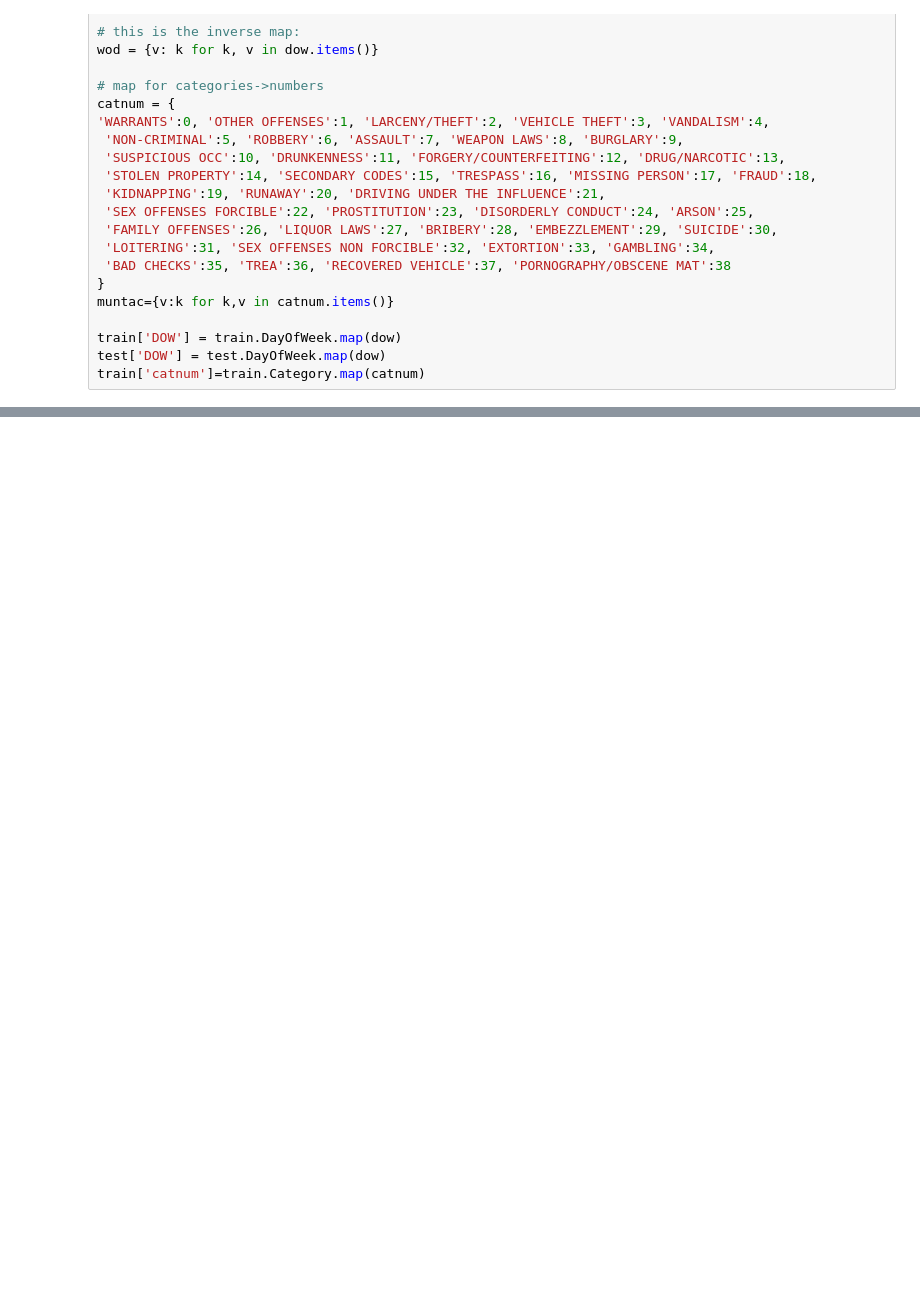
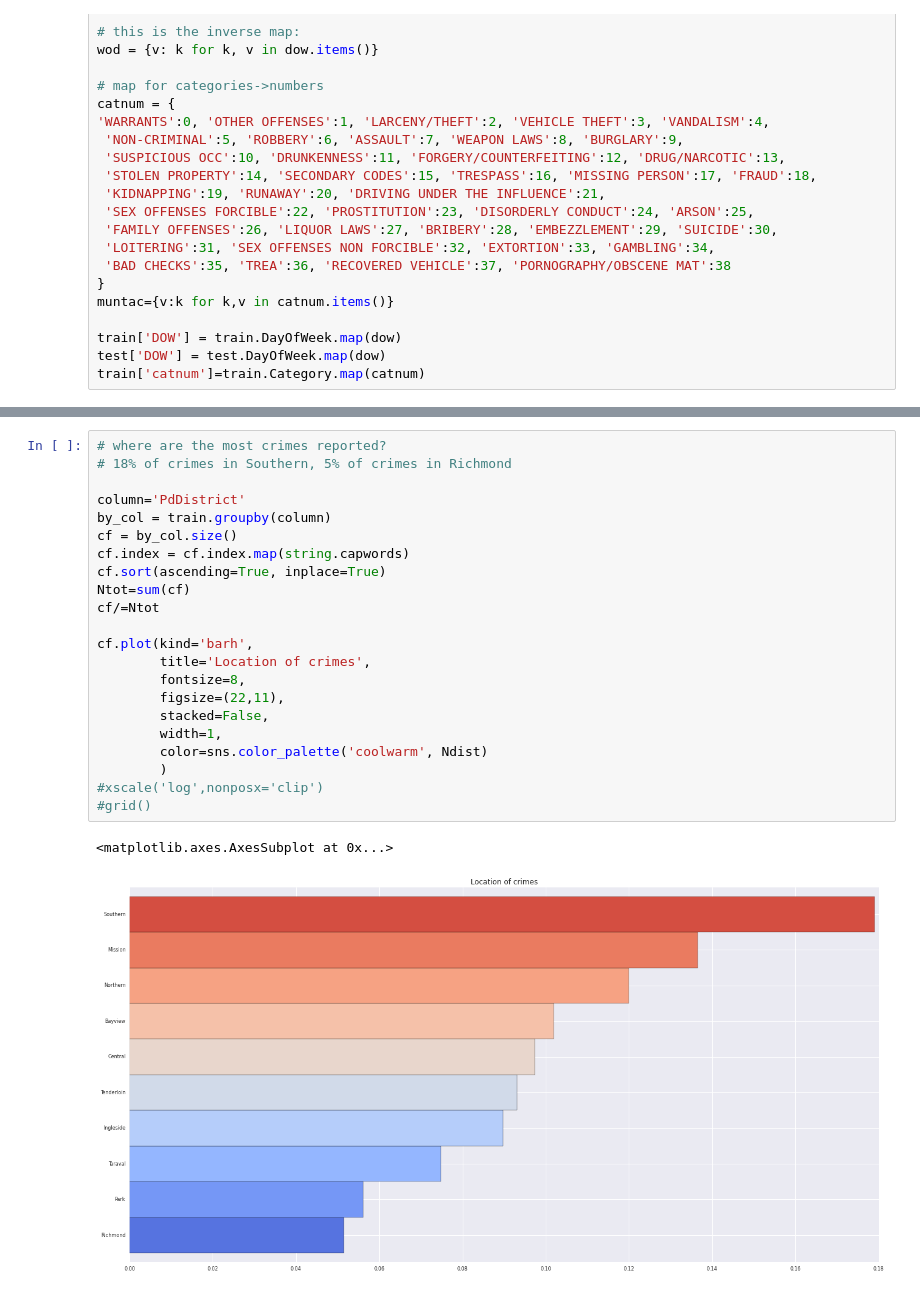
Before and after one commit to sflender/crime, a Jupyter notebook: crime.ipynb, the cells around one changed output, grey strips where cells are left out. Saved outputs shown, nothing was run; the diff lists cells and outputs as text; blank space fills up the shorter version.

```diff
--- a/crime.ipynb
+++ b/crime.ipynb
@@ -93,0 +143,25 @@ print len(pd.unique(train.Category.ravel()))
+# %%
+# where are the most crimes reported?
+# 18% of crimes in Southern, 5% of crimes in Richmond
+
+column='PdDistrict'
+by_col = train.groupby(column)
+cf = by_col.size()
+cf.index = cf.index.map(string.capwords)
+cf.sort(ascending=True, inplace=True)
+Ntot=sum(cf)
+cf/=Ntot
+
+cf.plot(kind='barh',
+        title='Location of crimes',
+        fontsize=8,
+        figsize=(22,11),
+        stacked=False,
+        width=1,
+        color=sns.color_palette('coolwarm', Ndist)
+        )
+#xscale('log',nonposx='clip')
+#grid()
+# %% [output]
+<matplotlib.axes.AxesSubplot at 0x...>
+[figure, added]
```
Also changed, not shown: parts of 6 cells of this notebook.
